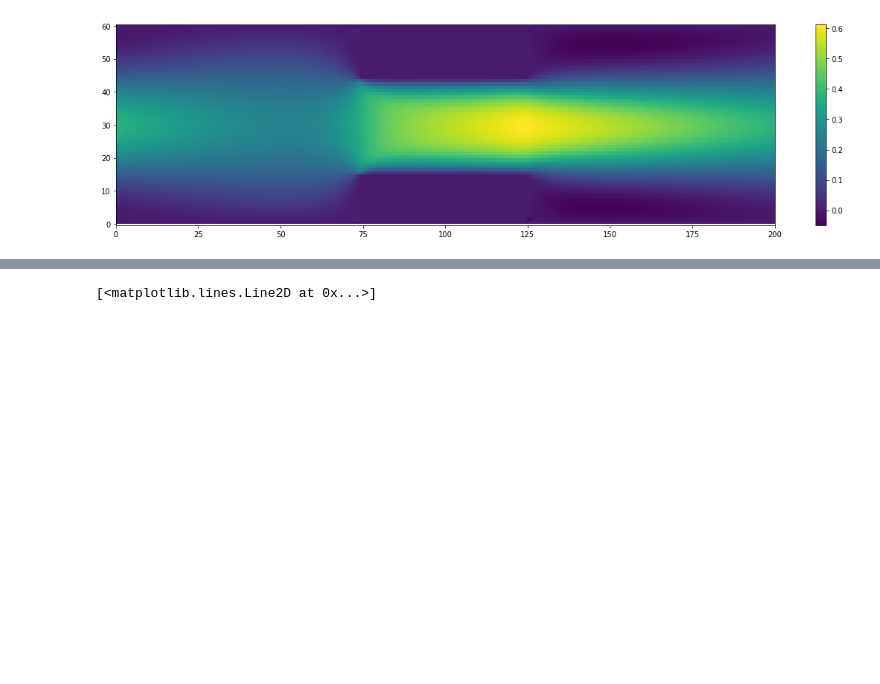
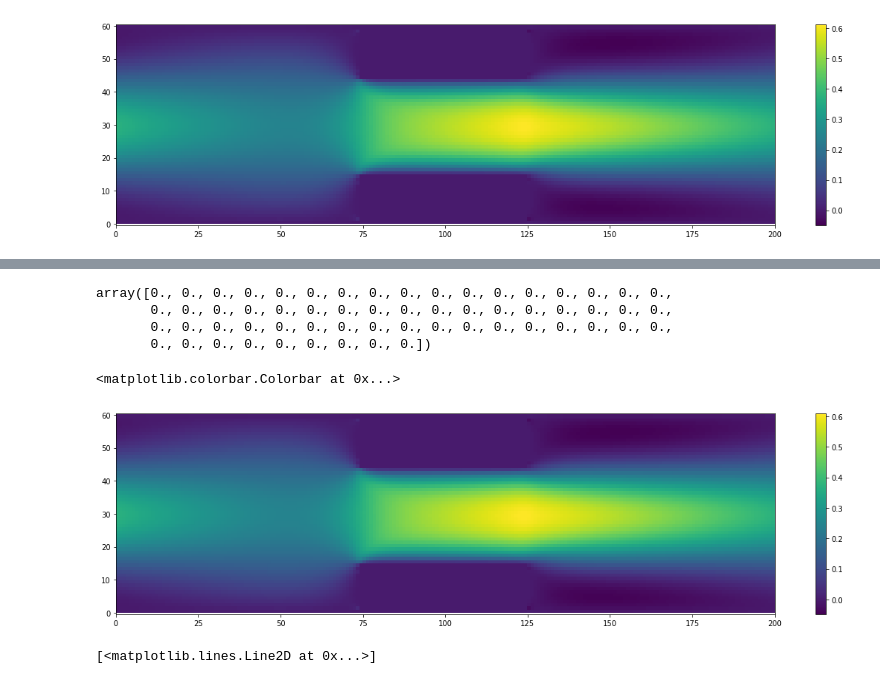
Before and after one commit to iacs-ac290r-2019-2/homework, a Jupyter notebook: HW2/DavidPineiro/LBM_2D_constricted_channel_1.ipynb, the cells around one changed output, grey strips where cells are left out. Drawn from its saved outputs; the diff is of its cells as text; code cells hidden in the pictures; blank space fills up the shorter version.

```diff
--- a/HW2/DavidPineiro/LBM_2D_constricted_channel.ipynb
+++ b/HW2/DavidPineiro/LBM_2D_constricted_channel_1.ipynb
@@ -329 +298,16 @@ plt.colorbar()
+# %%
+ux[1:-1,0]
+# %% [output]
+array([0., 0., 0., 0., 0., 0., 0., 0., 0., 0., 0., 0., 0., 0., 0., 0., 0.,
+       0., 0., 0., 0., 0., 0., 0., 0., 0., 0., 0., 0., 0., 0., 0., 0., 0.,
+       0., 0., 0., 0., 0., 0., 0., 0., 0., 0., 0., 0., 0., 0., 0., 0., 0.,
+       0., 0., 0., 0., 0., 0., 0., 0., 0.])
+# %%
+plt.figure(figsize=(20,5))
+plt.pcolormesh(ux[1:-1,1:-1])#, vmin=0, vmax=0.3)
+plt.axis('equal')
+plt.colorbar()
+# %% [output]
+<matplotlib.colorbar.Colorbar at 0x...>
+[figure, added]
 # %%
```
Also changed, not shown: parts of 8 cells of this notebook, 2 other files.
